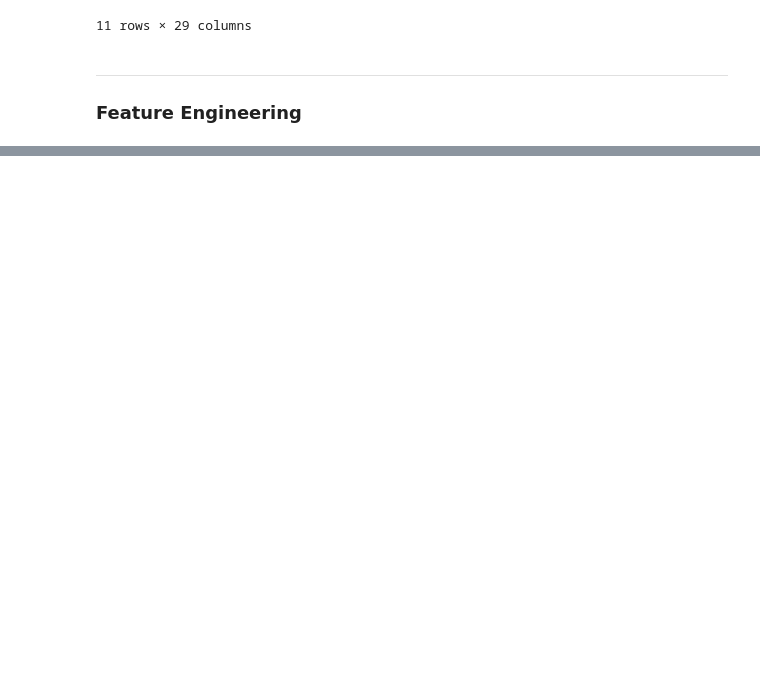
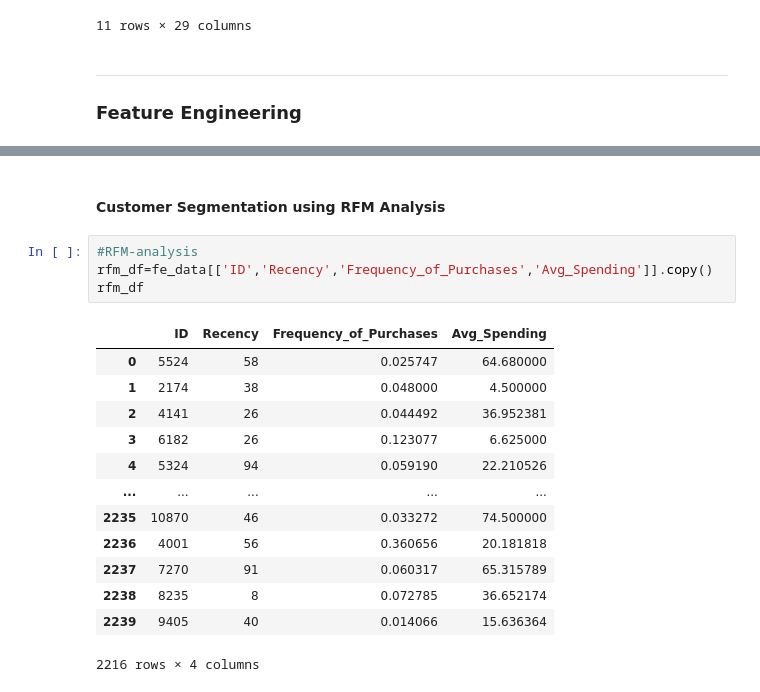
Before and after one commit to mohithsaran/GurujiAstroAssignment, a Jupyter notebook: Marketing_Analytics/Marketing_Analysis.ipynb, the cells around one changed output, grey strips where cells are left out. Drawn from its saved outputs; the diff is of its cells as text; blank space fills up the shorter version.

```diff
--- a/Marketing_Analytics/Marketing_Analysis.ipynb
+++ b/Marketing_Analytics/Marketing_Analysis.ipynb
@@ -131,0 +177,20 @@ df.describe(include='all')
+# %% [markdown]
+#### **Customer Segmentation using RFM Analysis**
+# %%
+#RFM-analysis
+rfm_df=fe_data[['ID','Recency','Frequency_of_Purchases','Avg_Spending']].copy()
+rfm_df
+# %% [output]
+|  | ID | Recency | Frequency_of_Purchases | Avg_Spending |
+| 0 | 5524 | 58 | 0.025747 | 64.680000 |
+| 1 | 2174 | 38 | 0.048000 | 4.500000 |
+| 2 | 4141 | 26 | 0.044492 | 36.952381 |
+| 3 | 6182 | 26 | 0.123077 | 6.625000 |
+| 4 | 5324 | 94 | 0.059190 | 22.210526 |
+| ... | ... | ... | ... | ... |
+| 2235 | 10870 | 46 | 0.033272 | 74.500000 |
+| 2236 | 4001 | 56 | 0.360656 | 20.181818 |
+| 2237 | 7270 | 91 | 0.060317 | 65.315789 |
+| 2238 | 8235 | 8 | 0.072785 | 36.652174 |
+| 2239 | 9405 | 40 | 0.014066 | 15.636364 |
+2216 rows × 4 columns
```
Also changed, not shown: parts of 9 cells of this notebook.
